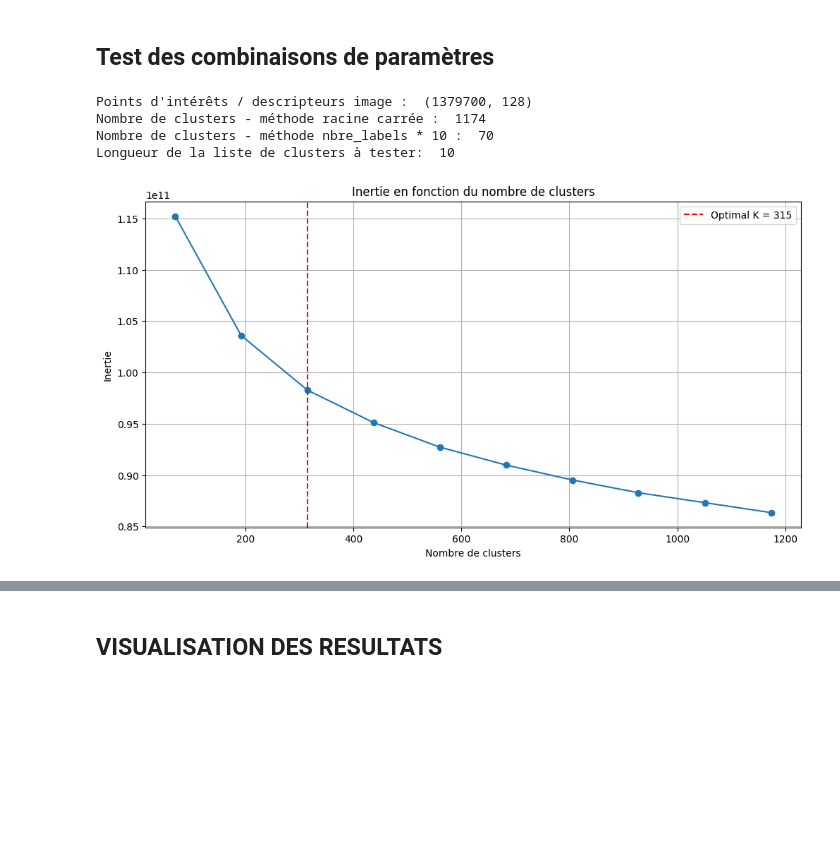
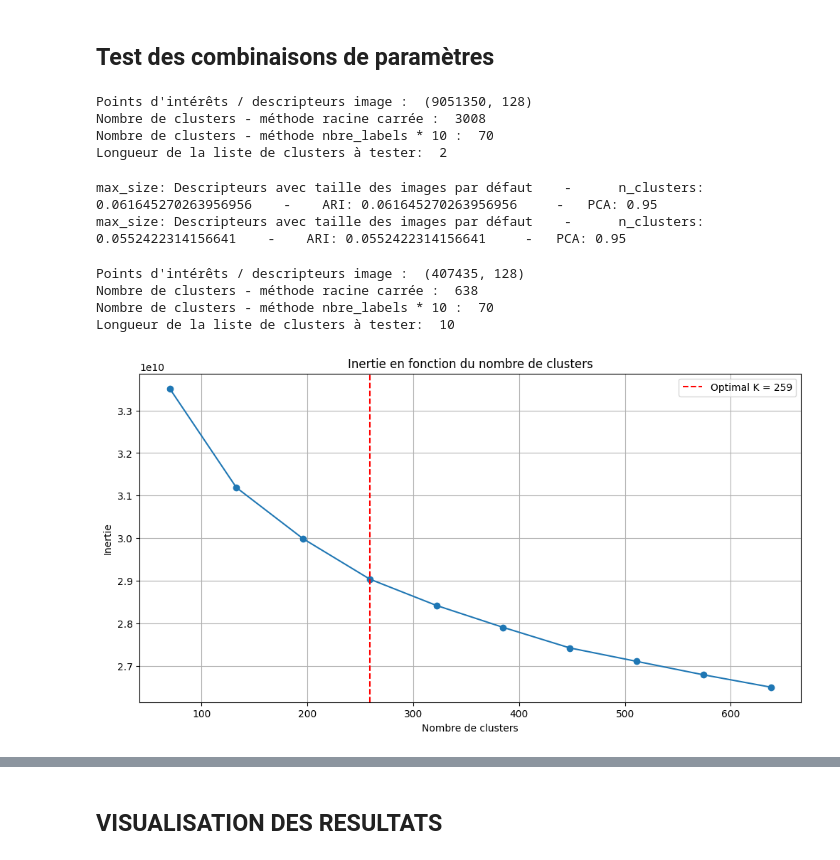
Before and after one commit to Hedredo/oc_projet_6, a Jupyter notebook: vision.ipynb, the cells around one changed output, grey strips where cells are left out. Drawn from its saved outputs; the diff is of its cells as text; code cells hidden in the pictures; blank space fills up the shorter version.

```diff
--- a/vision.ipynb
+++ b/vision.ipynb
@@ -300,0 +266,16 @@ def extract_descriptors(df, path, max_height=600, max_width=600):
+# %%
+def custom_resize(height, width, max_size, path, image):
+    # Choisis la valeur maximale entre la hauteur et la largeur
+    max_value = max(height, width)
+    # Calcule le ratio pour redimensionner l'image sans déformer l'aspect ratio
+    ratio = max_size / max_value
+    height = int(height * ratio)
+    width = int(width * ratio)
+    # Lit et redimensionne l'image aux nouvelles dimensions avec une interpolation bilinéaire par défaut
+    image = cv2.imread(path + image, cv2.IMREAD_GRAYSCALE)
+    image = cv2.resize(image, (height, width), interpolation=cv2.INTER_LINEAR)
+    # Efface les variables intermédiaires
+    del(max_value, ratio, height, width)
+    gc.collect()
+    # Retourne l'image
+    return image
@@ -301,6 +314,9 @@ def extract_descriptors(df, path, max_height=600, max_width=600):
 # %%
 # Fonction pour déterminer un range de cluster à tester pour déterminer le nombre optimal de Visual Words
 def cluster_range(X, list_labels, n=10):
+    if n<2:
+        raise ValueError("Le nombre de clusters doit être supérieur à 2")
+
     # Détermination du nombre de clusters avec la racine carrée du nombre de descriptors
     n_clusters_sqrt = int(np.sqrt(len(X)))
     print("Nombre de clusters - méthode racine carrée : ", n_clusters_sqrt)
@@ -309,8 +325,11 @@ def cluster_range(X, list_labels, n=10):
     n_clusters_ten = len(list_labels) * 10
     print("Nombre de clusters - méthode nbre_labels * 10 : ", n_clusters_ten)
 
-    # Créatio d'une liste de n clusters à tester
-    rng_clusters = np.linspace(n_clusters_ten, n_clusters_sqrt, n).astype(int)
+    if n==2:
+        rng_clusters = [n_clusters_ten, n_clusters_sqrt]
+    else:
+        # Création d'une liste de n clusters à tester
+        rng_clusters = np.linspace(n_clusters_ten, n_clusters_sqrt, n).astype(int)
     print("Longueur de la liste de clusters à tester: ", len(rng_clusters))
 
     return rng_clusters
@@ -334,7 +353,6 @@ def plot_optimalk(X, rng_clusters):
 
     # Détermine le optimal-K avec la méthode du coude
     optimal_k = KneeLocator(rng_clusters, inertia_list, curve='convex', direction='decreasing').elbow
-
     # Affiche la courbe d'inertie en fonction du nombre de clusters
     plt.figure(figsize=(12, 6))
     plt.plot(rng_clusters, inertia_list, marker='o')
@@ -345,3 +363,4 @@ def plot_optimalk(X, rng_clusters):
     plt.legend()
     plt.grid()
     plt.show()
+    return optimal_k
@@ -371,20 +406,55 @@ def return_hist_vector(X, n_cluster, sift_descriptors):
+# %%
+sift_descriptors_300_max = extract_descriptors(image_df, path, max_size=300)
+# %%
+# SCENARIO 1 - descripteurs SIFT non redimensionné
+
+# Chaque élément de la liste contient une array de (n, 128) où n est le nombre de points d'intérêt détectés
+X = np.concatenate(sift_descriptors, axis=0)
+print("Points d'intérêts / descripteurs image : ", X.shape)
+
+# Détermine le nombre de cluster à garder en fonction de l'inertie
+rng_clusters = cluster_range(X, list_labels, n=2)
+# %% [output]
+Points d'intérêts / descripteurs image :  (9051350, 128)
+Nombre de clusters - méthode racine carrée :  3008
+Nombre de clusters - méthode nbre_labels * 10 :  70
+Longueur de la liste de clusters à tester:  2
+# %%
+# Définition pour le taux de réduction de la pca
+pca_threshold = [0.95]
+
+# Itère sur les clusters à tester
+for cluster in rng_clusters:
+    vbow = return_vbow(X, cluster, sift_descriptors)
+    for ts in pca_threshold:
+        pca = PCA(n_components=ts)
+        pca_vector = pca.fit_transform(vbow)
+        kmeans = KMeans(n_clusters=len(list_labels), random_state=42)
+        kmeans.fit(pca_vector)
+        ari = adjusted_rand_score(kmeans.labels_, image_df['class'])
+        ari_scores.append(("Descripteurs avec taille des images par défaut", cluster, ari, ts))
+
+# Affichage des résultats
+for ari in ari_scores:
+    print(f"max_size: {ari[0]}    -      n_clusters: {ari[2]}    -    ARI: {ari[2]}     -   PCA: {ari[3]}")
+# %% [output]
+max_size: Descripteurs avec taille des images par défaut    -      n_clusters: 0.061645270263956956    -    ARI: 0.061645270263956956     -   PCA: 0.95
+max_size: Descripteurs avec taille des images par défaut    -      n_clusters: 0.0552422314156641    -    ARI: 0.0552422314156641     -   PCA: 0.95
 # %%
-# Défintion des paramètres à tester
-resize = 300
-sift_descriptors_300 = extract_descriptors(image_df, path, max_height=resize, max_width=resize)
+# SCENARIO 2 - descripteurs SIFT avec redimensionnement custom à 300 pixels
 
 # Chaque élément de la liste contient une array de (n, 128) où n est le nombre de points d'intérêt détectés
-X = np.concatenate(sift_descriptors_300, axis=0)
+X = np.concatenate(sift_descriptors_300_max, axis=0)
 print("Points d'intérêts / descripteurs image : ", X.shape)
 
 # Détermine le nombre de cluster à garder en fonction de l'inertie
 rng_clusters = cluster_range(X, list_labels)
 
 # Affiche la courbe d'inertie en fonction du nombre de clusters
-plot_optimalk(X, rng_clusters)
+k = plot_optimalk(X, rng_clusters)
 # %% [output]
-Points d'intérêts / descripteurs image :  (1379700, 128)
-Nombre de clusters - méthode racine carrée :  1174
+Points d'intérêts / descripteurs image :  (407435, 128)
+Nombre de clusters - méthode racine carrée :  638
 Nombre de clusters - méthode nbre_labels * 10 :  70
 Longueur de la liste de clusters à tester:  10
-[figure, old version]
+[figure, new version]
```
Also changed, not shown: parts of 23 cells of this notebook, 2 other files.
